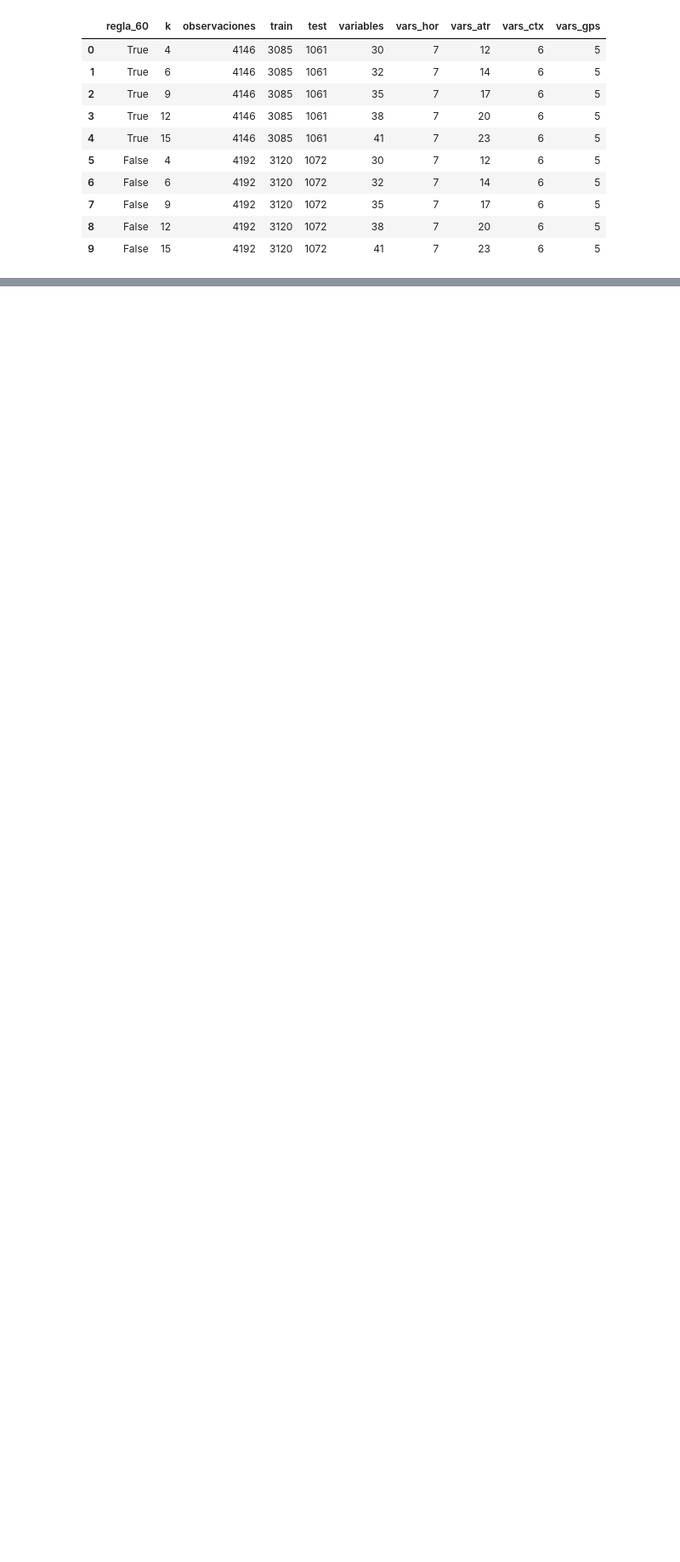
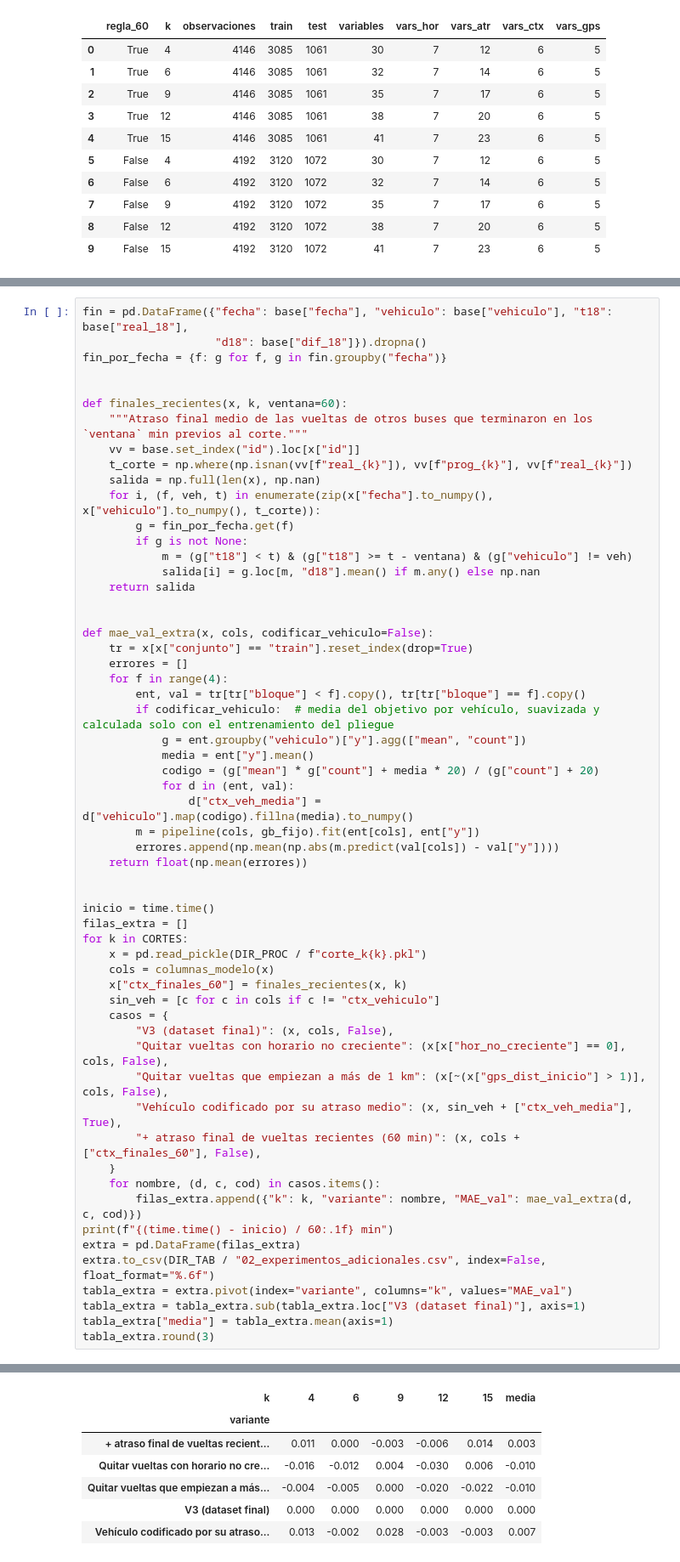
Before and after one commit to Gredith/MachineLearning-G5-TA, a Jupyter notebook: notebooks/02_preprocesamiento_variables_por_corte.ipynb, the cells around one changed output, grey strips where cells are left out. Shown at 85% size. Drawn from its saved outputs; the diff is of its cells as text; blank space fills up the shorter version.

```diff
--- a/notebooks/02_preprocesamiento_variables_por_corte.ipynb
+++ b/notebooks/02_preprocesamiento_variables_por_corte.ipynb
@@ -375,0 +473,59 @@ filas_por_corte
+# %%
+fin = pd.DataFrame({"fecha": base["fecha"], "vehiculo": base["vehiculo"], "t18": base["real_18"],
+                    "d18": base["dif_18"]}).dropna()
+fin_por_fecha = {f: g for f, g in fin.groupby("fecha")}
+
+
+def finales_recientes(x, k, ventana=60):
+    """Atraso final medio de las vueltas de otros buses que terminaron en los `ventana` min previos al corte."""
+    vv = base.set_index("id").loc[x["id"]]
+    t_corte = np.where(np.isnan(vv[f"real_{k}"]), vv[f"prog_{k}"], vv[f"real_{k}"])
+    salida = np.full(len(x), np.nan)
+    for i, (f, veh, t) in enumerate(zip(x["fecha"].to_numpy(), x["vehiculo"].to_numpy(), t_corte)):
+        g = fin_por_fecha.get(f)
+        if g is not None:
+            m = (g["t18"] < t) & (g["t18"] >= t - ventana) & (g["vehiculo"] != veh)
+            salida[i] = g.loc[m, "d18"].mean() if m.any() else np.nan
+    return salida
+
+
+def mae_val_extra(x, cols, codificar_vehiculo=False):
+    tr = x[x["conjunto"] == "train"].reset_index(drop=True)
+    errores = []
+    for f in range(4):
+        ent, val = tr[tr["bloque"] < f].copy(), tr[tr["bloque"] == f].copy()
+        if codificar_vehiculo:  # media del objetivo por vehículo, suavizada y calculada solo con el entrenamiento del pliegue
+            g = ent.groupby("vehiculo")["y"].agg(["mean", "count"])
+            media = ent["y"].mean()
+            codigo = (g["mean"] * g["count"] + media * 20) / (g["count"] + 20)
+            for d in (ent, val):
+                d["ctx_veh_media"] = d["vehiculo"].map(codigo).fillna(media).to_numpy()
+        m = pipeline(cols, gb_fijo).fit(ent[cols], ent["y"])
+        errores.append(np.mean(np.abs(m.predict(val[cols]) - val["y"])))
+    return float(np.mean(errores))
+
+
+inicio = time.time()
+filas_extra = []
+for k in CORTES:
+    x = pd.read_pickle(DIR_PROC / f"corte_k{k}.pkl")
+    cols = columnas_modelo(x)
+    x["ctx_finales_60"] = finales_recientes(x, k)
+    sin_veh = [c for c in cols if c != "ctx_vehiculo"]
+    casos = {
+        "V3 (dataset final)": (x, cols, False),
+        "Quitar vueltas con horario no creciente": (x[x["hor_no_creciente"] == 0], cols, False),
+        "Quitar vueltas que empiezan a más de 1 km": (x[~(x["gps_dist_inicio"] > 1)], cols, False),
+        "Vehículo codificado por su atraso medio": (x, sin_veh + ["ctx_veh_media"], True),
+        "+ atraso final de vueltas recientes (60 min)": (x, cols + ["ctx_finales_60"], False),
+    }
+    for nombre, (d, c, cod) in casos.items():
+        filas_extra.append({"k": k, "variante": nombre, "MAE_val": mae_val_extra(d, c, cod)})
+print(f"{(time.time() - inicio) / 60:.1f} min")
+extra = pd.DataFrame(filas_extra)
+extra.to_csv(DIR_TAB / "02_experimentos_adicionales.csv", index=False, float_format="%.6f")
+tabla_extra = extra.pivot(index="variante", columns="k", values="MAE_val")
+tabla_extra = tabla_extra.sub(tabla_extra.loc["V3 (dataset final)"], axis=1)
+tabla_extra["media"] = tabla_extra.mean(axis=1)
+tabla_extra.round(3)
+# %% [output]
@@ -375,0 +533,7 @@ filas_por_corte
+| k | 4 | 6 | 9 | 12 | 15 | media |
+| variante |  |  |  |  |  |  |
+| + atraso final de vueltas recient... | 0.011 | 0.000 | -0.003 | -0.006 | 0.014 | 0.003 |
+| Quitar vueltas con horario no cre... | -0.016 | -0.012 | 0.004 | -0.030 | 0.006 | -0.010 |
+| Quitar vueltas que empiezan a más... | -0.004 | -0.005 | 0.000 | -0.020 | -0.022 | -0.010 |
+| V3 (dataset final) | 0.000 | 0.000 | 0.000 | 0.000 | 0.000 | 0.000 |
+| Vehículo codificado por su atraso... | 0.013 | -0.002 | 0.028 | -0.003 | -0.003 | 0.007 |
```
Also changed, not shown: parts of 10 cells of this notebook, 4 other files.
